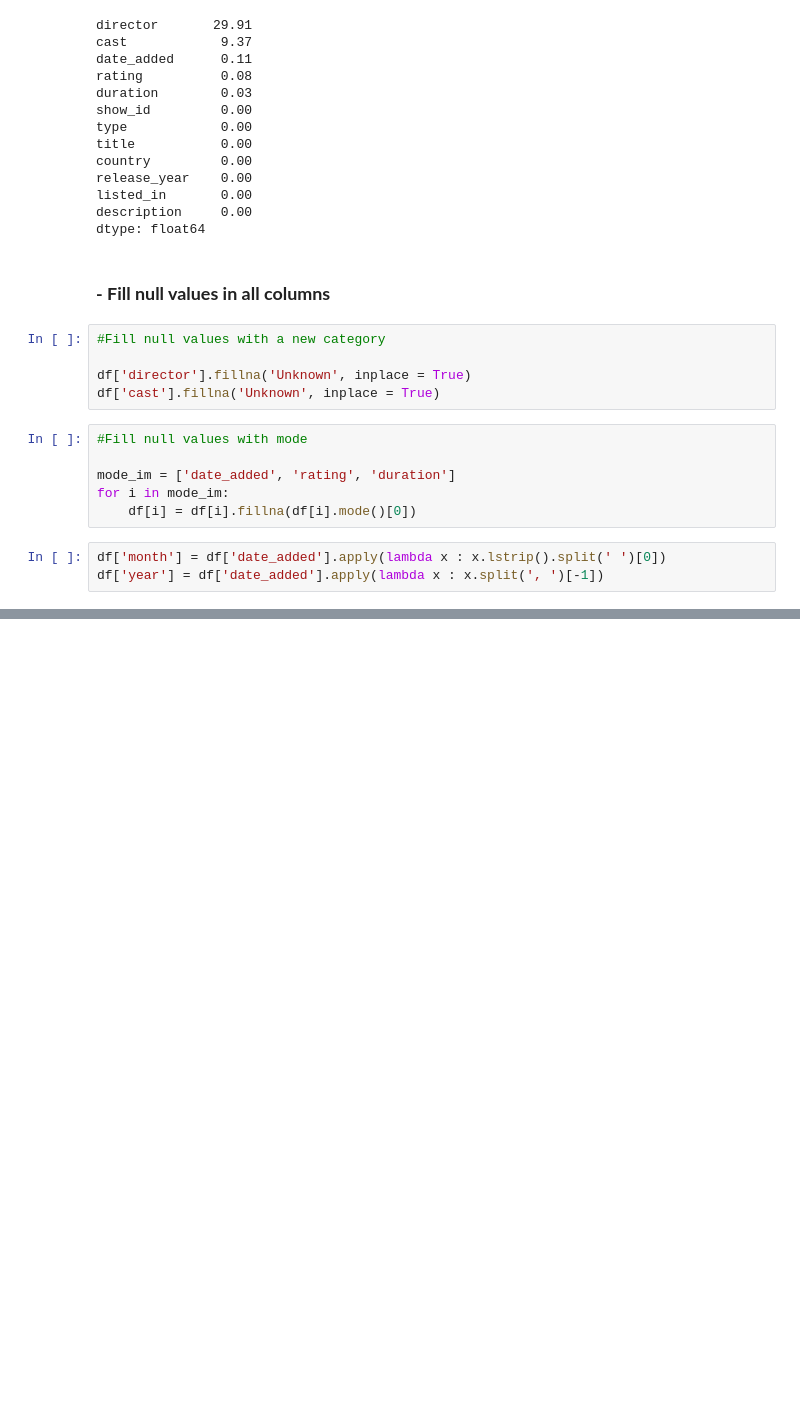
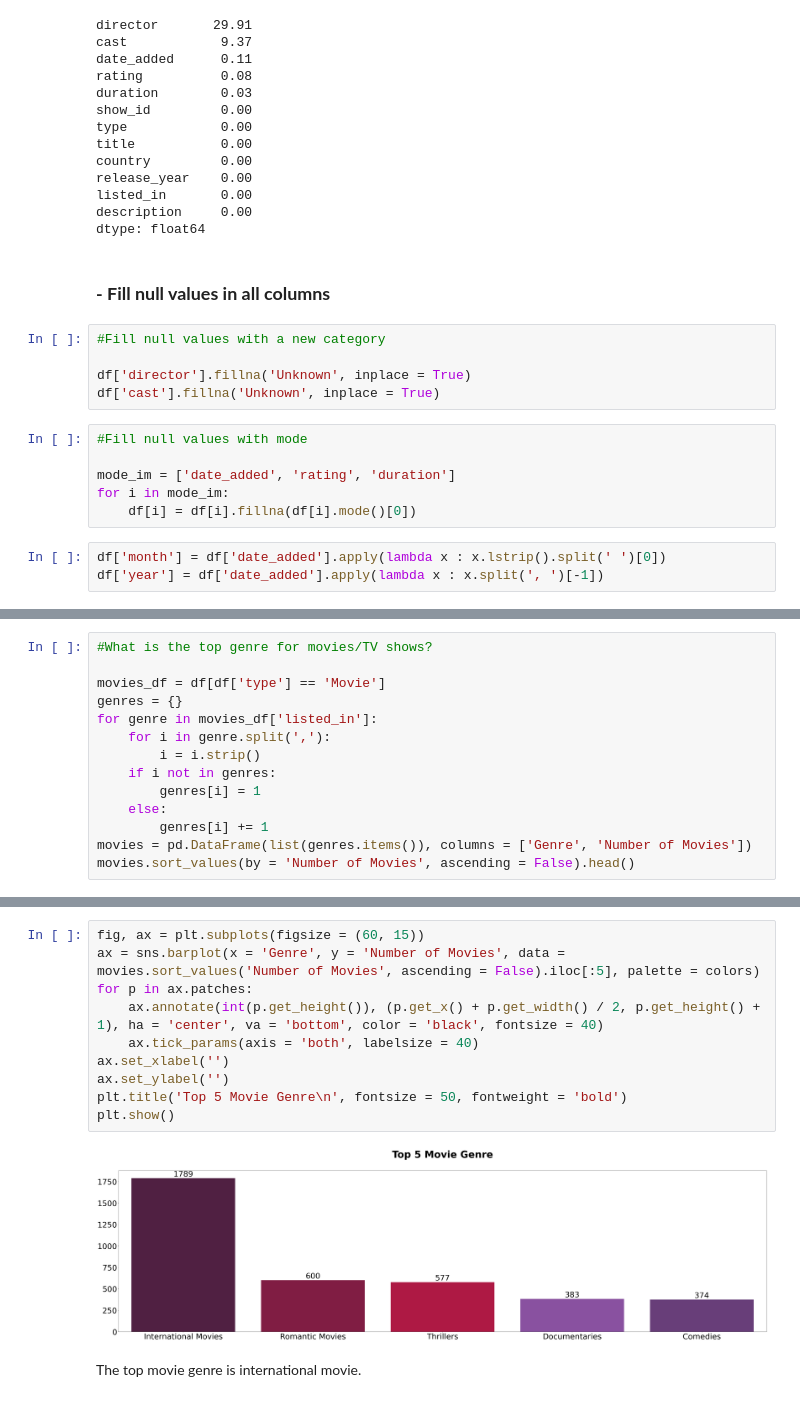
Before and after one commit to noahnoahnoahtran/project22-netflix-analysis, a Jupyter notebook: netflix_title_analysis.ipynb, the cells around one changed output, grey strips where cells are left out. Saved outputs shown, nothing was run; the diff lists cells and outputs as text; blank space fills up the shorter version.

```diff
--- a/netflix_title_analysis.ipynb
+++ b/netflix_title_analysis.ipynb
@@ -172,0 +234,14 @@ df['year'] = df['date_added'].apply(lambda x : x.split(', ')[-1])
+# %%
+#What is the top genre for movies/TV shows?
+
+movies_df = df[df['type'] == 'Movie']
+genres = {}
+for genre in movies_df['listed_in']:
+    for i in genre.split(','):
+        i = i.strip()
+    if i not in genres:
+        genres[i] = 1
+    else:
+        genres[i] += 1
+movies = pd.DataFrame(list(genres.items()), columns = ['Genre', 'Number of Movies'])
+movies.sort_values(by = 'Number of Movies', ascending = False).head()
@@ -172,0 +255,14 @@ df['year'] = df['date_added'].apply(lambda x : x.split(', ')[-1])
+# %%
+fig, ax = plt.subplots(figsize = (60, 15))
+ax = sns.barplot(x = 'Genre', y = 'Number of Movies', data = movies.sort_values('Number of Movies', ascending = False).iloc[:5], palette = colors)
+for p in ax.patches:
+    ax.annotate(int(p.get_height()), (p.get_x() + p.get_width() / 2, p.get_height() + 1), ha = 'center', va = 'bottom', color = 'black', fontsize = 40)
+    ax.tick_params(axis = 'both', labelsize = 40)
+ax.set_xlabel('')
+ax.set_ylabel('')
+plt.title('Top 5 Movie Genre\n', fontsize = 50, fontweight = 'bold')
+plt.show()
+# %% [output]
+[figure, added]
+# %% [markdown]
+The top movie genre is international movie.
```
Also changed, not shown: parts of 16 cells of this notebook.
